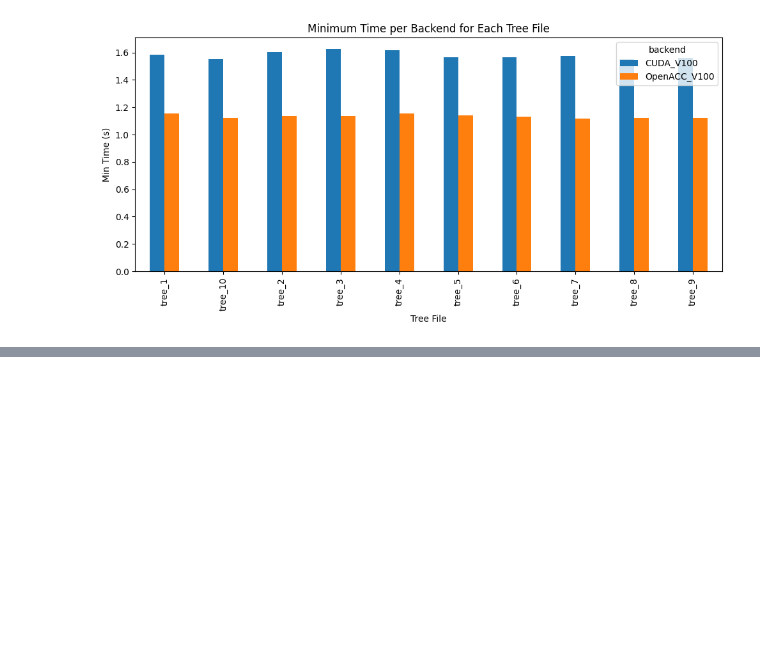
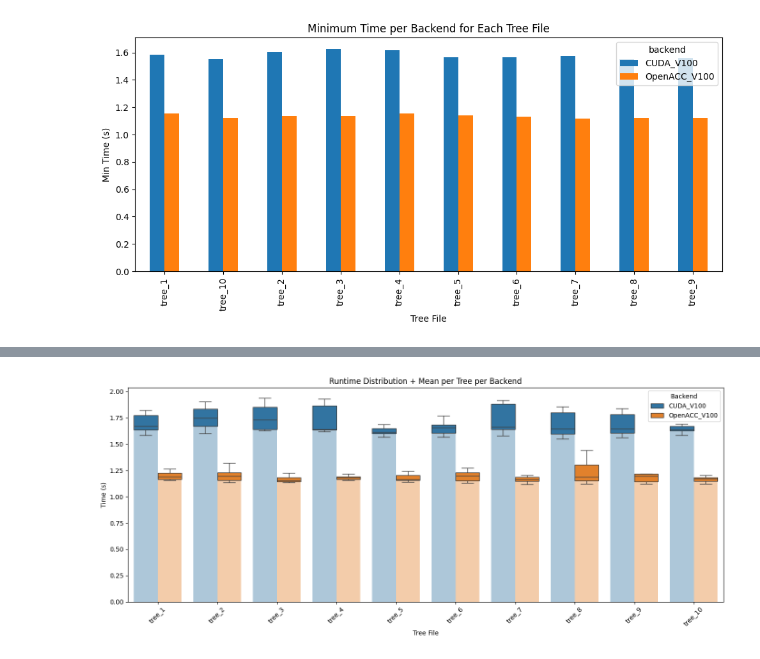
Before and after one commit to Hashara/poc-gpu-likelihood-calculation_analysis, a Jupyter notebook: 2026_02_17_100taxa_1M/100taxa_diff_trees_1M_sites.ipynb, the cells around one changed output, grey strips where cells are left out. Drawn from its saved outputs; the diff is of its cells as text; code cells hidden in the pictures; blank space fills up the shorter version.

```diff
--- a/2026_02_17_100taxa_1M/100taxa_diff_trees_1M_sites.ipynb
+++ b/2026_02_17_100taxa_1M/100taxa_diff_trees_1M_sites.ipynb
@@ -315,0 +492,4 @@ plot_average_time_per_backend_v100(df, logy=False, path=f"{cwd}/average_time_per
+# %%
+plot_bar_with_box(df)
+# %% [output]
+[figure, added]
```
Also changed, not shown: parts of 7 cells of this notebook, 2 other files.
